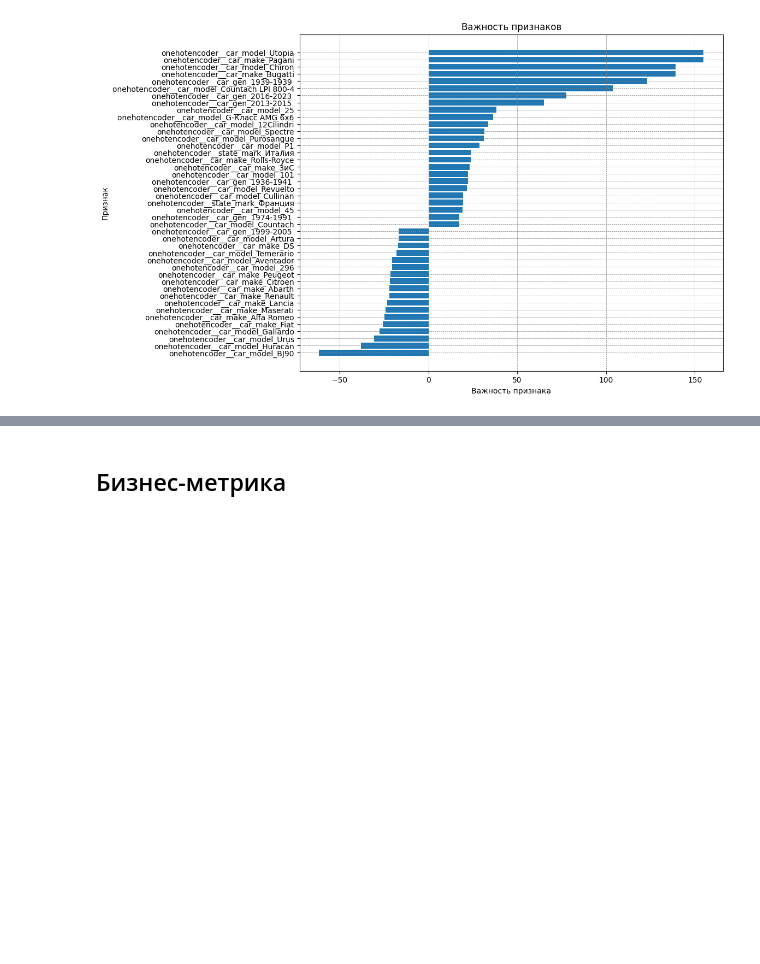
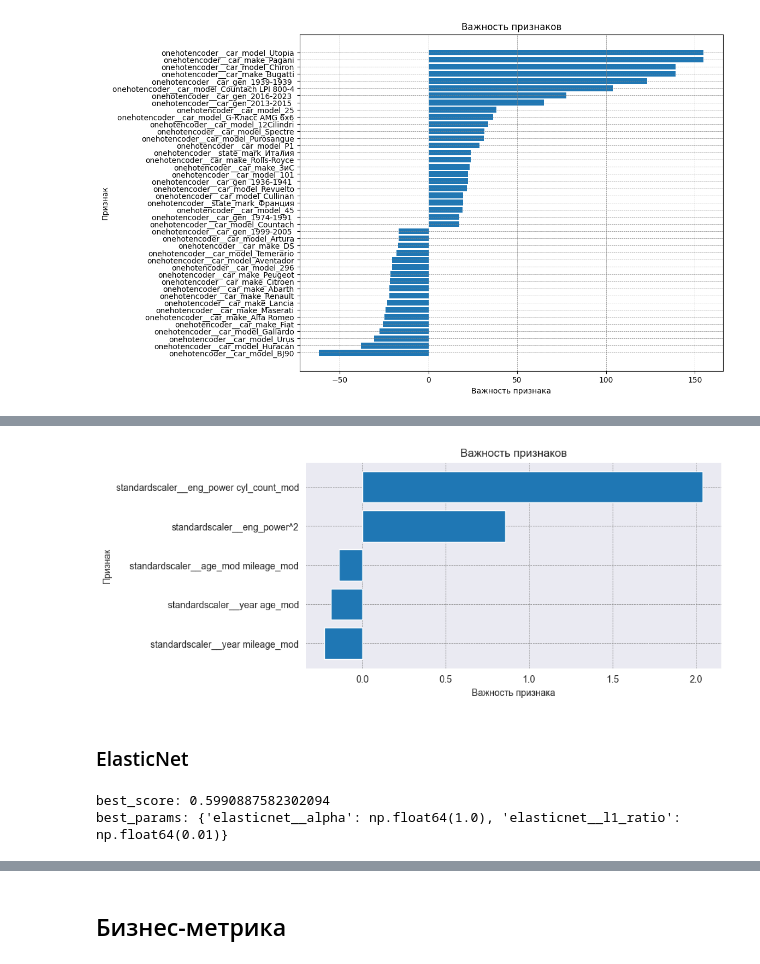
Before and after one commit to polcaz/AI-YP-24-Team-17-Valuation-of-used-cars, a Jupyter notebook: notebooks/linear_models.ipynb, the cells around one changed output, grey strips where cells are left out. Drawn from its saved outputs; the diff is of its cells as text; code cells hidden in the pictures; blank space fills up the shorter version.

```diff
--- a/notebooks/linear_models.ipynb
+++ b/notebooks/linear_models.ipynb
@@ -771,0 +973,60 @@ plt.show()
+# %%
+# Проверим важность признаков с точки зрения модели
+importances = gs_lasso_pl_poly.best_estimator_['lasso'].coef_
+importances = pd.Series(
+    importances,
+    index=gs_lasso_pl_poly.best_estimator_['columntransformer'].get_feature_names_out()
+).sort_values()
+importances = importances[abs(importances)>0.05]
+# Построим диаграмму для наглядности
+plt.figure(figsize=(8, 4))
+plt.title('Важность признаков')
+plt.xlabel('Важность признака')
+plt.ylabel('Признак')
+#plt.xlim([0, 20])
+#plt.xticks(np.arange(0, 20, step=1), rotation=0)
+plt.grid(color='gray', linewidth = 0.5, linestyle = '--')
+plt.barh(y=importances.index, width=importances)
+plt.show()
+# %% [output]
+[figure, added]
+# %% [markdown]
+### ElasticNet
+# %%
+# Пайплайн обработки данных и обучения модели ElasticNet
+elnet_pl_poly = make_pipeline(col_transformer, ElasticNet())
+
+param_grid_elnet = {
+    'elasticnet__alpha': np.linspace(1, 50000, 20),
+    'elasticnet__l1_ratio': np.linspace(0.01, 1, 10),
+}
+gs_elnet_pl_poly = GridSearchCV(
+                           elnet_pl_poly,
+                           param_grid=param_grid_elnet,
+                           scoring='r2',
+                           cv=4,
+                           n_jobs=-1,
+                           verbose=3,
+                           error_score='raise',
+                           pre_dispatch=4
+)
+
+gs_elnet_pl_poly.fit(X_train_poly, y_train)
+
+# лучшее значение R2 на кросс-валидации
+print(f'best_score: {gs_elnet_pl_poly.best_score_}')
+# лучшие гиперпараметры
+print(f'best_params: {gs_elnet_pl_poly.best_params_}')
+# Сохраним модель
+try:
+    _ = joblib.dump(gs_elnet_pl_poly.best_estimator_,
+                    os.path.join(MODEL_PATH, 'gs_elnet_pl_poly.pkl'),
+                    compress=0)
+except:
+    print('Changed directory for model to current directory')
+    _ = joblib.dump(gs_elnet_pl_poly.best_estimator_,
+                    'gs_elnet_pl_poly.pkl',
+                    compress=0)
+# %% [output]
+best_score: 0.5990887582302094
+best_params: {'elasticnet__alpha': np.float64(1.0), 'elasticnet__l1_ratio': np.float64(0.01)}
```
Also changed, not shown: parts of 40 cells of this notebook, 9 other files.
